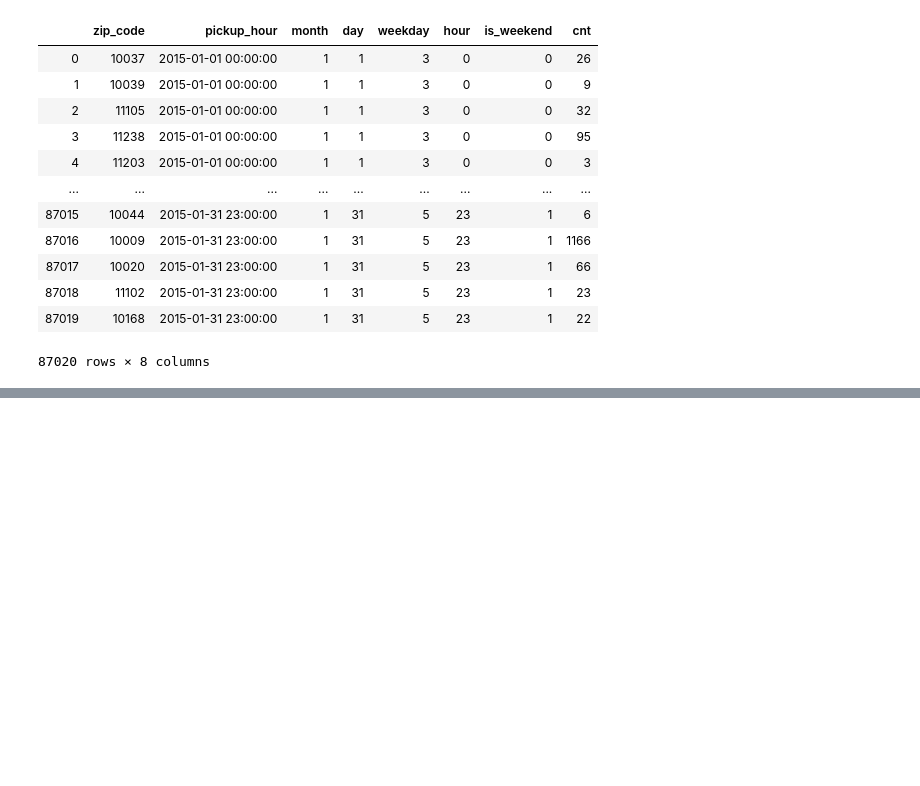
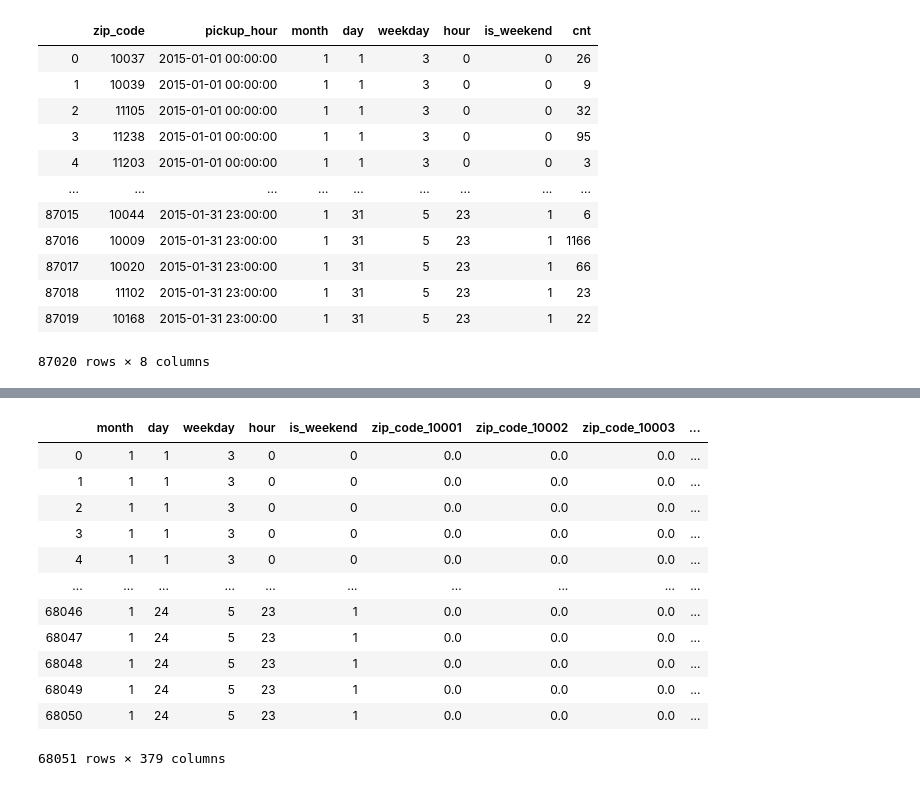
Before and after one commit to jeonprize/New_york_demand_forecasting, a Jupyter notebook: 데이터 전처리.ipynb, the cells around one changed output, grey strips where cells are left out. Drawn from its saved outputs; the diff is of its cells as text; code cells hidden in the pictures; blank space fills up the shorter version.

```diff
--- a/데이터 전처리.ipynb
+++ b/데이터 전처리.ipynb
@@ -166,0 +171,6 @@ base_df
+# %%
+ohe = OneHotEncoder(handle_unknown='ignore')
+ohe.fit(base_df[['zip_code']])
+ohe_output = ohe.transform(base_df[['zip_code']]).toarray()
+ohe_feature_df = pd.concat([base_df, pd.DataFrame(ohe_output, columns='zip_code_'+ohe.categories_[0])], axis=1)
+ohe_feature_df.head()
@@ -166,0 +196,7 @@ base_df
+# %%
+def split_train_and_test(df, date):
+    train_df = df[df['pickup_hour'] < date]
+    test_df = df[df['pickup_hour'] >= date]
+    return train_df, test_df
+
+# 데이터 프레임에서 train_df, test_df로 나눠주는 함수로 df 는 시계열 데이터 프레임, date 는 기준 날짜
@@ -166,0 +211,2 @@ base_df
+# %%
+train_df, test_df = split_train_and_test(ohe_feature_df,'2015-01-25')
@@ -166,0 +238,3 @@ base_df
+# %%
+y_train = train_df.pop('cnt')
+x_train = train_df.copy()
@@ -166,0 +244,16 @@ base_df
+# %%
+x_train
+# %% [output]
+|  | month | day | weekday | hour | is_weekend | zip_code_10001 | zip_code_10002 | zip_code_10003 | ... |
+| 0 | 1 | 1 | 3 | 0 | 0 | 0.0 | 0.0 | 0.0 | ... |
+| 1 | 1 | 1 | 3 | 0 | 0 | 0.0 | 0.0 | 0.0 | ... |
+| 2 | 1 | 1 | 3 | 0 | 0 | 0.0 | 0.0 | 0.0 | ... |
+| 3 | 1 | 1 | 3 | 0 | 0 | 0.0 | 0.0 | 0.0 | ... |
+| 4 | 1 | 1 | 3 | 0 | 0 | 0.0 | 0.0 | 0.0 | ... |
+| ... | ... | ... | ... | ... | ... | ... | ... | ... | ... |
+| 68046 | 1 | 24 | 5 | 23 | 1 | 0.0 | 0.0 | 0.0 | ... |
+| 68047 | 1 | 24 | 5 | 23 | 1 | 0.0 | 0.0 | 0.0 | ... |
+| 68048 | 1 | 24 | 5 | 23 | 1 | 0.0 | 0.0 | 0.0 | ... |
+| 68049 | 1 | 24 | 5 | 23 | 1 | 0.0 | 0.0 | 0.0 | ... |
+| 68050 | 1 | 24 | 5 | 23 | 1 | 0.0 | 0.0 | 0.0 | ... |
+68051 rows × 379 columns
```
Also changed, not shown: parts of 15 cells of this notebook.
